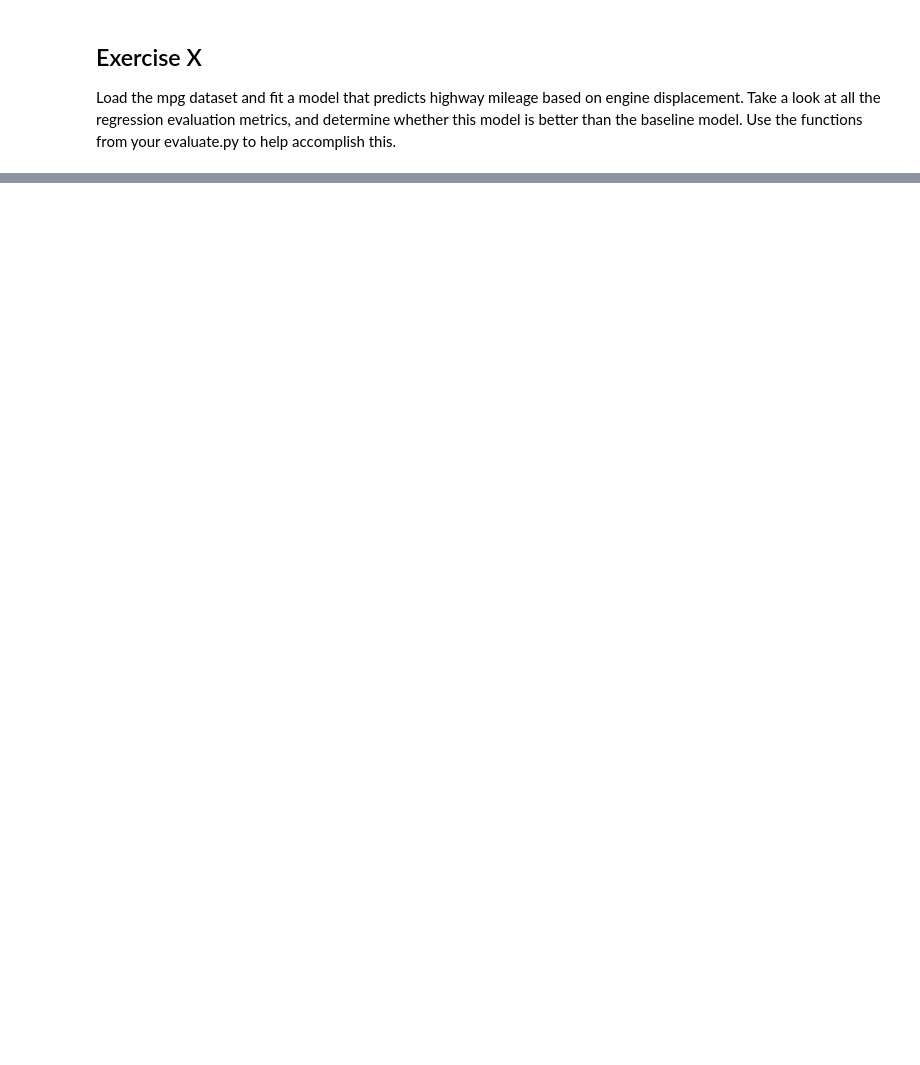
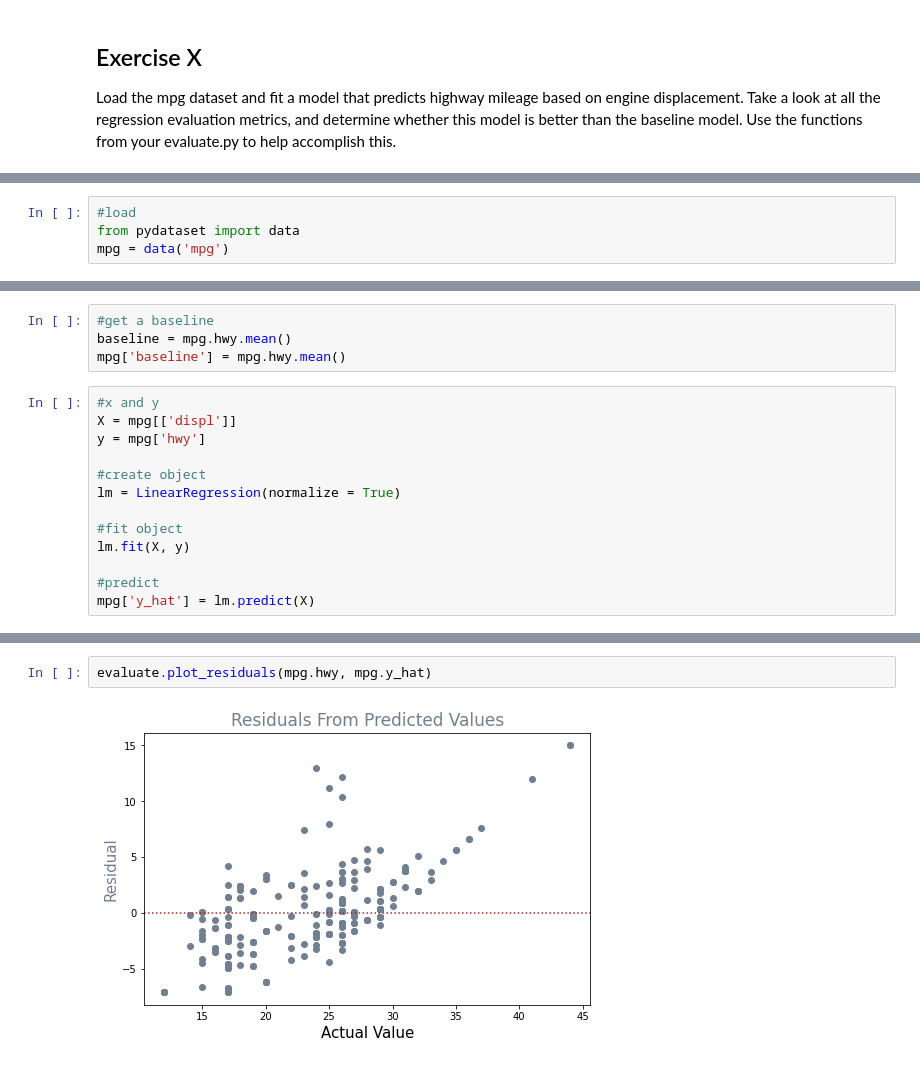
Before and after one commit to masonsherbondy/regression-exercises, a Jupyter notebook: evaluate.ipynb, the cells around one changed output, grey strips where cells are left out. Drawn from its saved outputs; the diff is of its cells as text; blank space fills up the shorter version.

```diff
--- a/evaluate.ipynb
+++ b/evaluate.ipynb
@@ -251,0 +440,4 @@ Load the mpg dataset and fit a model that predicts highway mileage based on engi
+# %%
+#load
+from pydataset import data
+mpg = data('mpg')
@@ -251,0 +454,17 @@ Load the mpg dataset and fit a model that predicts highway mileage based on engi
+# %%
+#get a baseline
+baseline = mpg.hwy.mean()
+mpg['baseline'] = mpg.hwy.mean()
+# %%
+#x and y
+X = mpg[['displ']]
+y = mpg['hwy']
+
+#create object
+lm = LinearRegression(normalize = True)
+
+#fit object
+lm.fit(X, y)
+
+#predict
+mpg['y_hat'] = lm.predict(X)
@@ -251,0 +493,4 @@ Load the mpg dataset and fit a model that predicts highway mileage based on engi
+# %%
+evaluate.plot_residuals(mpg.hwy, mpg.y_hat)
+# %% [output]
+[figure, added]
```
Also changed, not shown: parts of 25 cells of this notebook, 1 other file.
